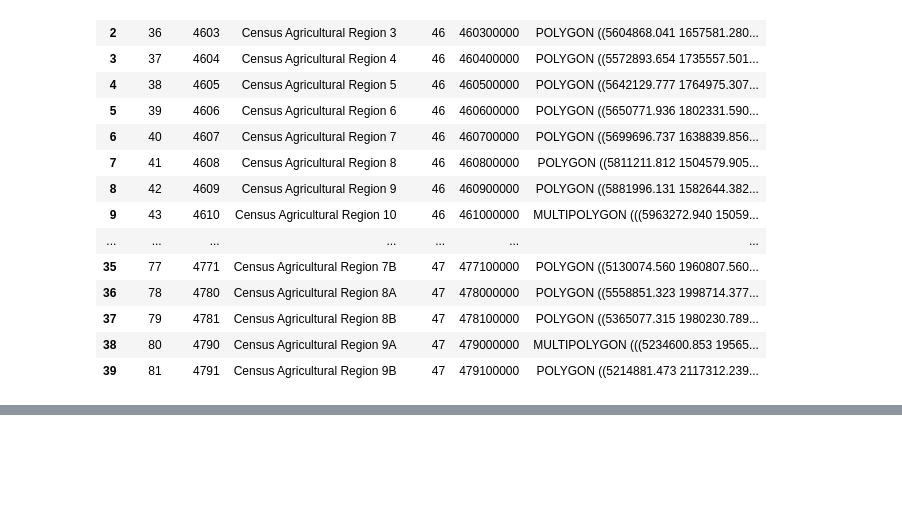
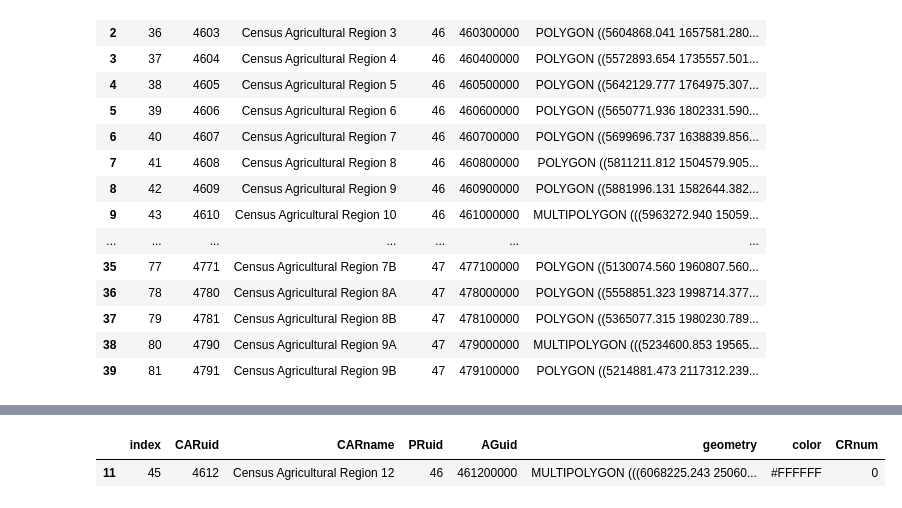
Before and after one commit to ChromaticPanic/CGC_Grain_Outcome_Predictions, a Jupyter notebook: src/WeatherStation/Data_step csv import geo boundaries stations.ipynb, the cells around one changed output, grey strips where cells are left out. Saved outputs shown, nothing was run; the diff lists cells and outputs as text; code cells hidden in the pictures; blank space fills up the shorter version.

```diff
--- a/src/WeatherStation/Data_step csv import geo boundaries stations.ipynb
+++ b/src/WeatherStation/Data_step csv import geo boundaries stations.ipynb
@@ -276,0 +332,6 @@ gdfProjected.plot(ax=ax, color=gdfProjected['color'], edgecolor='black')
+# %%
+# print rows with CRnum = 0
+gdfProjected[gdfProjected['CRnum'] == 0]
+# %% [output]
+|  | index | CARuid | CARname | PRuid | AGuid | geometry | color | CRnum |
+| 11 | 45 | 4612 | Census Agricultural Region 12 | 46 | 461200000 | MULTIPOLYGON (((6068225.243 25060... | #FFFFFF | 0 |
```
Also changed, not shown: parts of 8 cells of this notebook.
